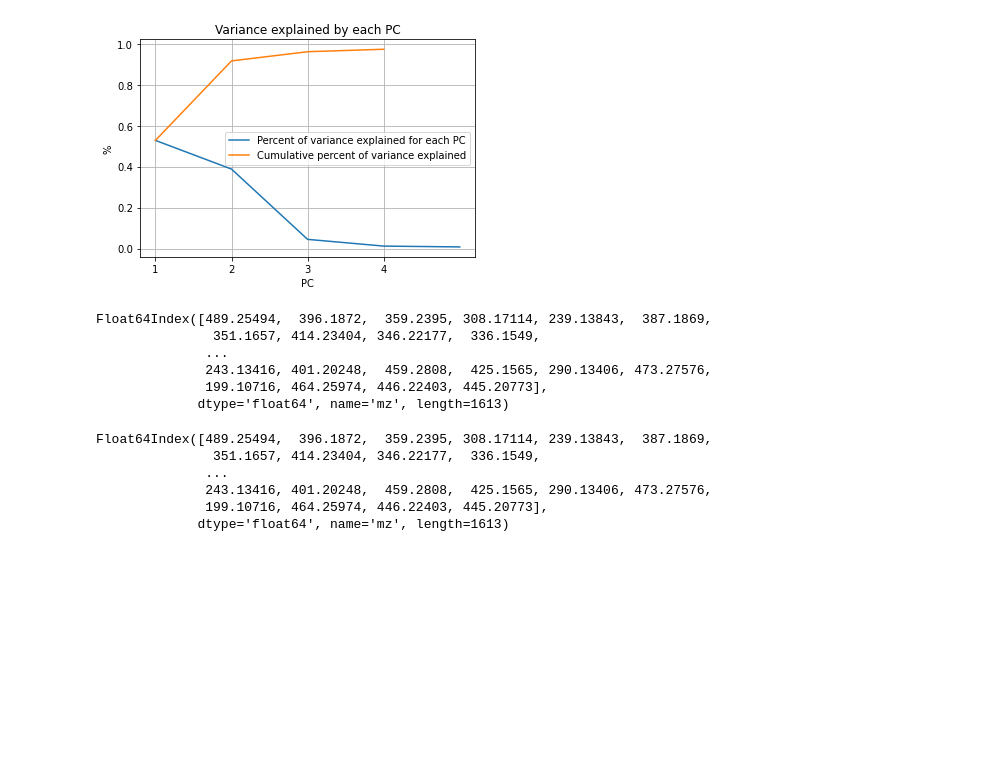
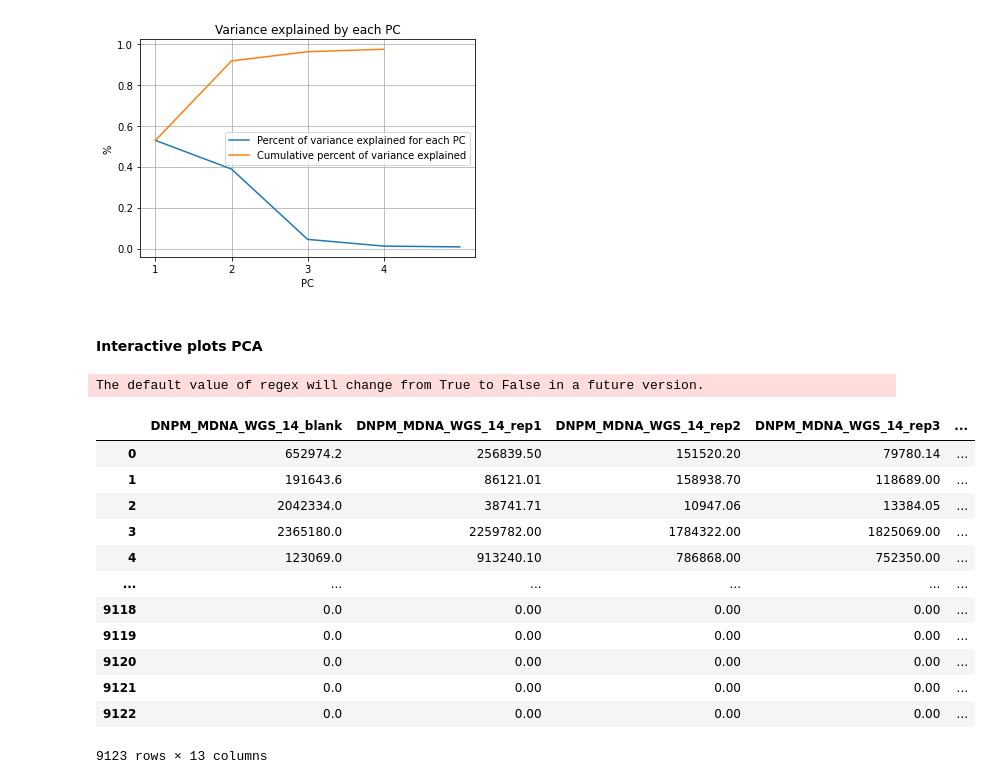
Before and after one commit to eeko-kon/pyOpenMS_UmetaFlow, a Jupyter notebook: 9_PCA.ipynb, the cells around one changed output. Saved outputs shown, nothing was run; the diff lists cells and outputs as text; code cells hidden in the pictures; blank space fills up the shorter version.

```diff
--- a/9_PCA.ipynb
+++ b/9_PCA.ipynb
@@ -144,18 +149,2 @@ outlier_idx_2= df[df>(Q3+1.5*IQR)].index
-# %%
-print(outlier_idx_2)
-# %% [output]
-Float64Index([489.25494,  396.1872,  359.2395, 308.17114, 239.13843,  387.1869,
-               351.1657, 414.23404, 346.22177,  336.1549,
-              ...
-              243.13416, 401.20248,  459.2808,  425.1565, 290.13406, 473.27576,
-              199.10716, 464.25974, 446.22403, 445.20773],
-             dtype='float64', name='mz', length=1613)
-# %%
-print(outlier_idx_1)
-# %% [output]
-Float64Index([489.25494,  396.1872,  359.2395, 308.17114, 239.13843,  387.1869,
-               351.1657, 414.23404, 346.22177,  336.1549,
-              ...
-              243.13416, 401.20248,  459.2808,  425.1565, 290.13406, 473.27576,
-              199.10716, 464.25974, 446.22403, 445.20773],
-             dtype='float64', name='mz', length=1613)
+# %% [markdown]
+#### Interactive plots PCA
@@ -161,0 +169,28 @@ Float64Index([489.25494,  396.1872,  359.2395, 308.17114, 239.13843,  387.1869,
+# %%
+df= pd.read_csv("results/Requant/FeatureMatrix.tsv", sep="\t")
+df= df.drop(columns="charge")
+df.columns= [col.replace( r'MDNAWGS', 'MDNA_WGS_') for col in df.columns]
+df= df.sort_index(axis=1)
+df.columns = df.columns.str.replace(r'_Plate-\d', '')
+df= df.astype(float)
+cols= df.columns
+
+#df[cols] = df[cols].replace({0:np.nan})
+df= df.drop(columns="RT")
+target= df["mz"]
+df
+# %% [output]
+The default value of regex will change from True to False in a future version.
+|  | DNPM_MDNA_WGS_14_blank | DNPM_MDNA_WGS_14_rep1 | DNPM_MDNA_WGS_14_rep2 | DNPM_MDNA_WGS_14_rep3 | ... |
+| 0 | 652974.2 | 256839.50 | 151520.20 | 79780.14 | ... |
+| 1 | 191643.6 | 86121.01 | 158938.70 | 118689.00 | ... |
+| 2 | 2042334.0 | 38741.71 | 10947.06 | 13384.05 | ... |
+| 3 | 2365180.0 | 2259782.00 | 1784322.00 | 1825069.00 | ... |
+| 4 | 123069.0 | 913240.10 | 786868.00 | 752350.00 | ... |
+| ... | ... | ... | ... | ... | ... |
+| 9118 | 0.0 | 0.00 | 0.00 | 0.00 | ... |
+| 9119 | 0.0 | 0.00 | 0.00 | 0.00 | ... |
+| 9120 | 0.0 | 0.00 | 0.00 | 0.00 | ... |
+| 9121 | 0.0 | 0.00 | 0.00 | 0.00 | ... |
+| 9122 | 0.0 | 0.00 | 0.00 | 0.00 | ... |
+9123 rows × 13 columns
```
Also changed, not shown: parts of 7 cells of this notebook, 2 other files.
